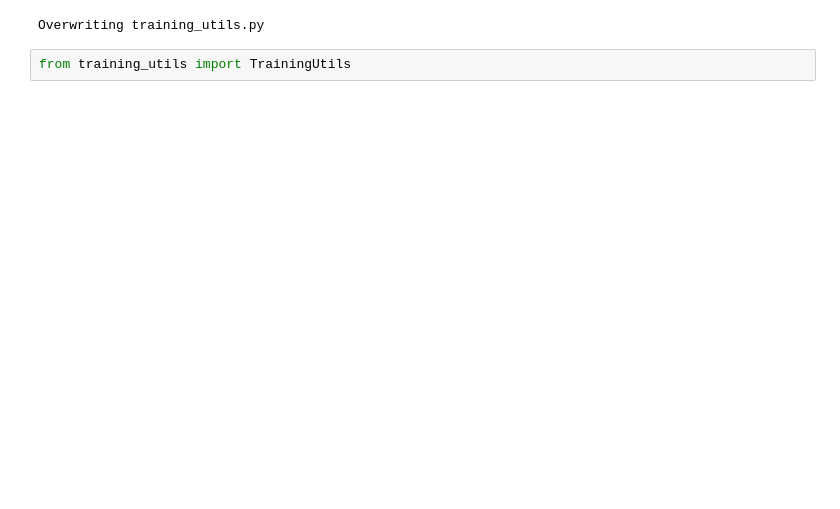
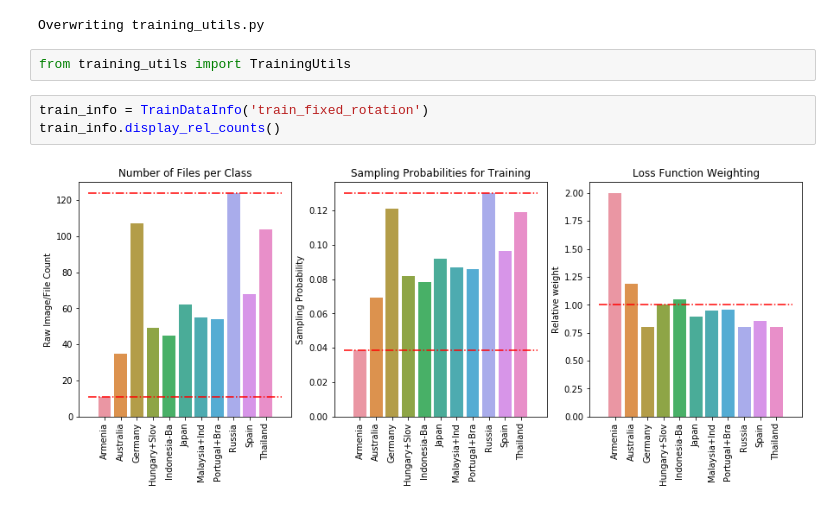
Before and after one commit to etotheipi/church_temple_classify, a Jupyter notebook: training_utils.ipynb, the cells around one changed output. Drawn from its saved outputs; the diff is of its cells as text; blank space fills up the shorter version.

```diff
--- a/training_utils.ipynb
+++ b/training_utils.ipynb
@@ -305,3 +370,8 @@ class TrainingUtils:
 Overwriting training_utils.py
 # %%
 from training_utils import TrainingUtils
+# %%
+train_info = TrainDataInfo('train_fixed_rotation')
+train_info.display_rel_counts()
+# %% [output]
+[figure, added]
```
Also changed, not shown: parts of 9 cells of this notebook, 7 other files.
